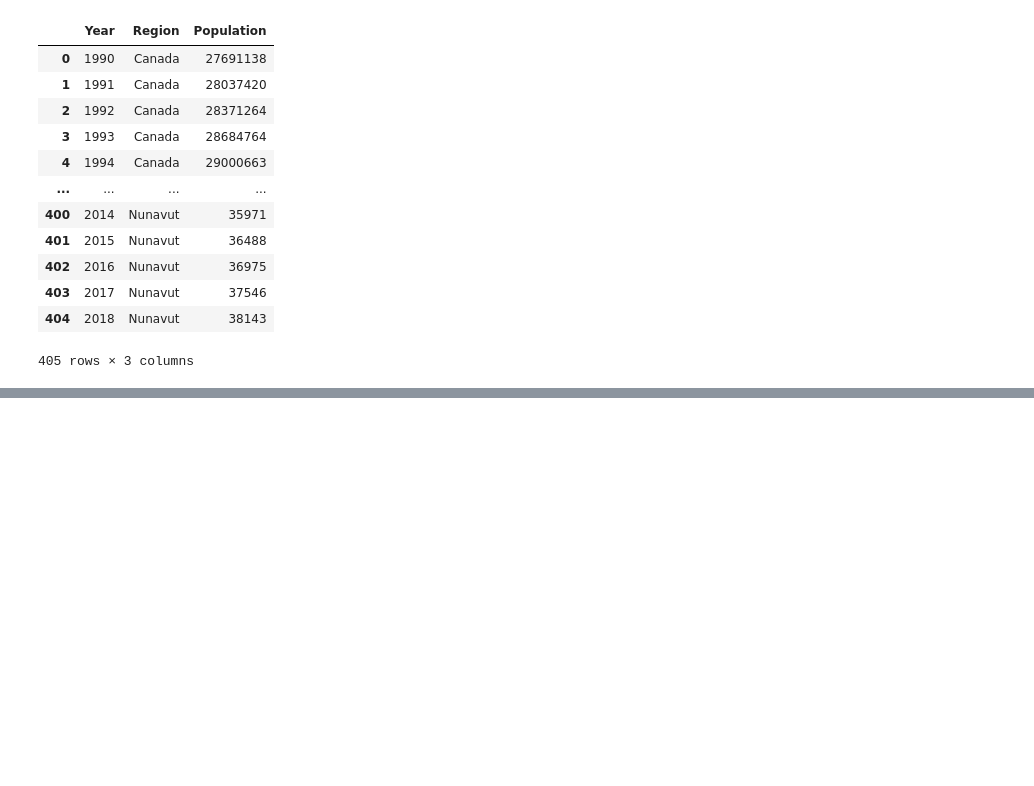
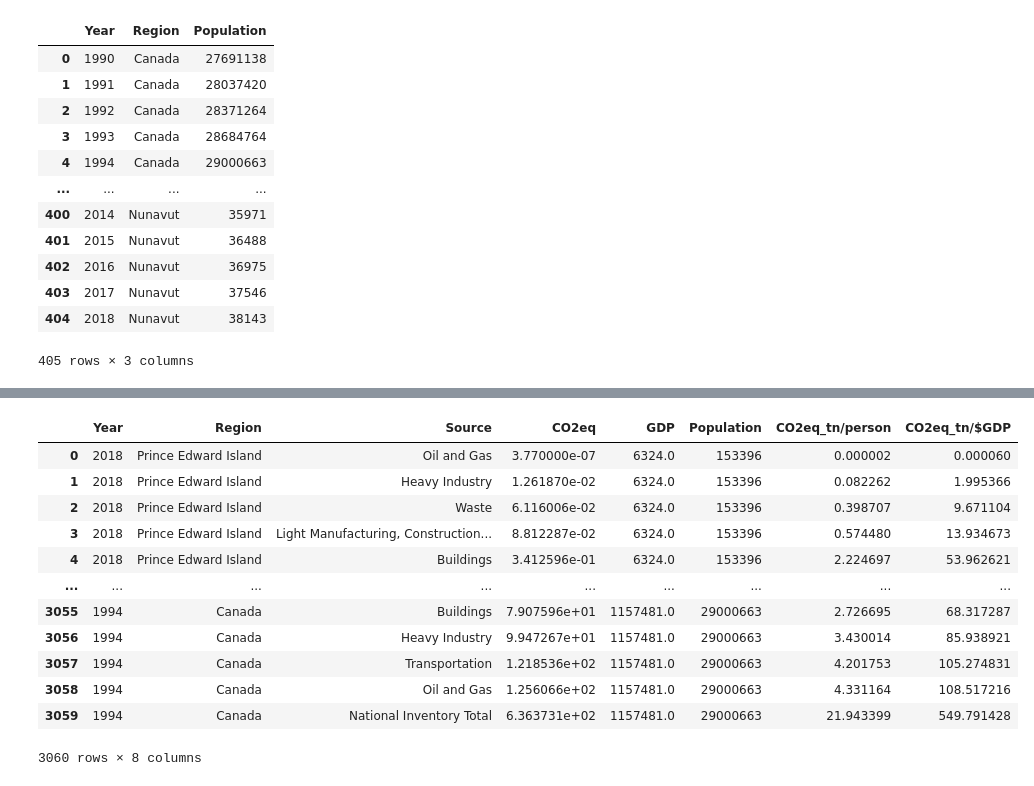
Before and after one commit to edward-le-coding/cpsc436-carbon-emissions-cda-project, a Jupyter notebook: data/historical/historical_dataset.ipynb, the cells around one changed output, grey strips where cells are left out. Drawn from its saved outputs; the diff is of its cells as text; code cells hidden in the pictures; blank space fills up the shorter version.

Commit message:
Added intensity columns

```diff
--- a/data/historical/historical_dataset.ipynb
+++ b/data/historical/historical_dataset.ipynb
@@ -172,3 +172,25 @@ df_historical
 3060 rows × 6 columns
+# %%
+# Creating new columns
+df_historical['GDP'] = pd.to_numeric(df_historical['GDP'])
+df_historical['Population'] = pd.to_numeric(df_historical['Population'])
+df_historical['CO2eq'] = pd.to_numeric(df_historical['CO2eq'])
+df_historical['CO2eq_tn/person'] = (df_historical['CO2eq']/df_historical['Population'])*1000000
+df_historical['CO2eq_tn/$GDP'] = (df_historical['CO2eq']/df_historical['GDP'])*1000000
+df_historical
+# %% [output]
+|  | Year | Region | Source | CO2eq | GDP | Population | CO2eq_tn/person | CO2eq_tn/$GDP |
+| 0 | 2018 | Prince Edward Island | Oil and Gas | 3.770000e-07 | 6324.0 | 153396 | 0.000002 | 0.000060 |
+| 1 | 2018 | Prince Edward Island | Heavy Industry | 1.261870e-02 | 6324.0 | 153396 | 0.082262 | 1.995366 |
+| 2 | 2018 | Prince Edward Island | Waste | 6.116006e-02 | 6324.0 | 153396 | 0.398707 | 9.671104 |
+| 3 | 2018 | Prince Edward Island | Light Manufacturing, Construction... | 8.812287e-02 | 6324.0 | 153396 | 0.574480 | 13.934673 |
+| 4 | 2018 | Prince Edward Island | Buildings | 3.412596e-01 | 6324.0 | 153396 | 2.224697 | 53.962621 |
+| ... | ... | ... | ... | ... | ... | ... | ... | ... |
+| 3055 | 1994 | Canada | Buildings | 7.907596e+01 | 1157481.0 | 29000663 | 2.726695 | 68.317287 |
+| 3056 | 1994 | Canada | Heavy Industry | 9.947267e+01 | 1157481.0 | 29000663 | 3.430014 | 85.938921 |
+| 3057 | 1994 | Canada | Transportation | 1.218536e+02 | 1157481.0 | 29000663 | 4.201753 | 105.274831 |
+| 3058 | 1994 | Canada | Oil and Gas | 1.256066e+02 | 1157481.0 | 29000663 | 4.331164 | 108.517216 |
+| 3059 | 1994 | Canada | National Inventory Total | 6.363731e+02 | 1157481.0 | 29000663 | 21.943399 | 549.791428 |
+3060 rows × 8 columns
 # %%
 df_historical.to_csv('historical_dataset.csv', index=False)
```
Also changed, not shown: parts of 4 cells of this notebook, 2 other files.
